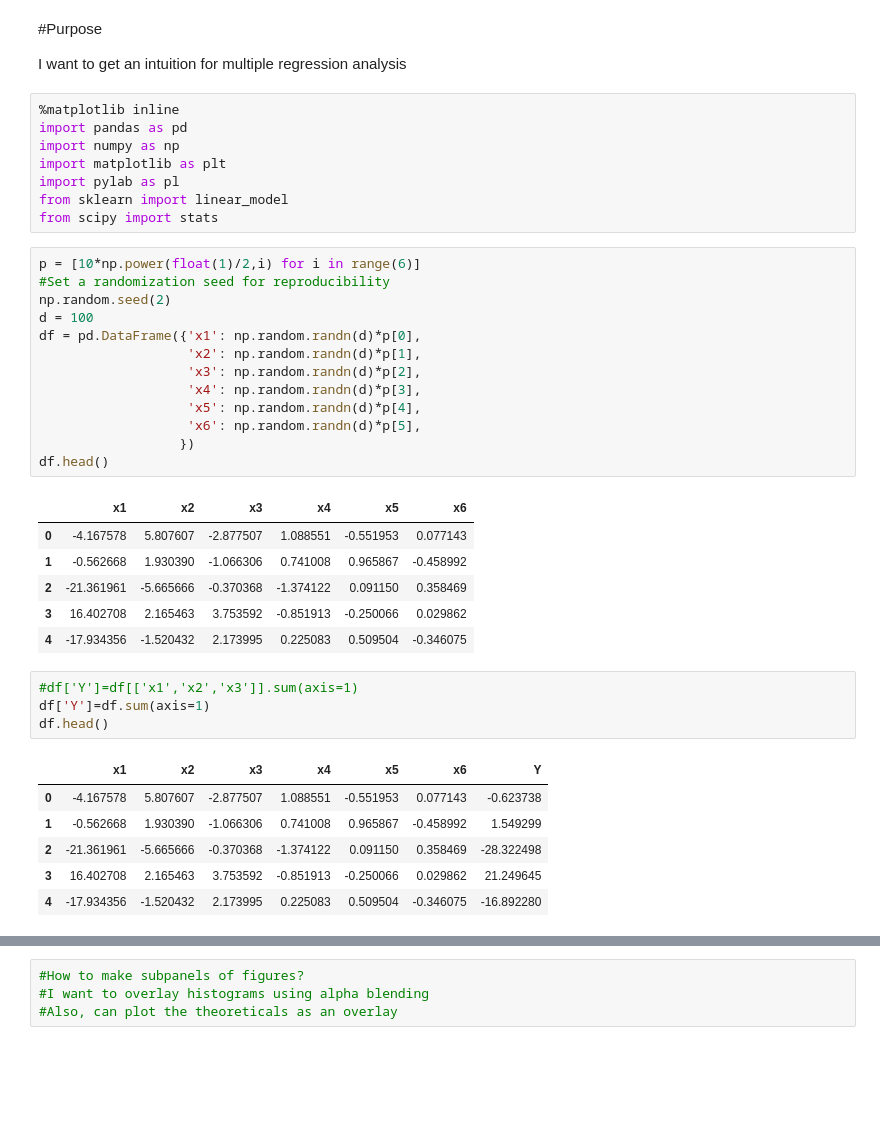
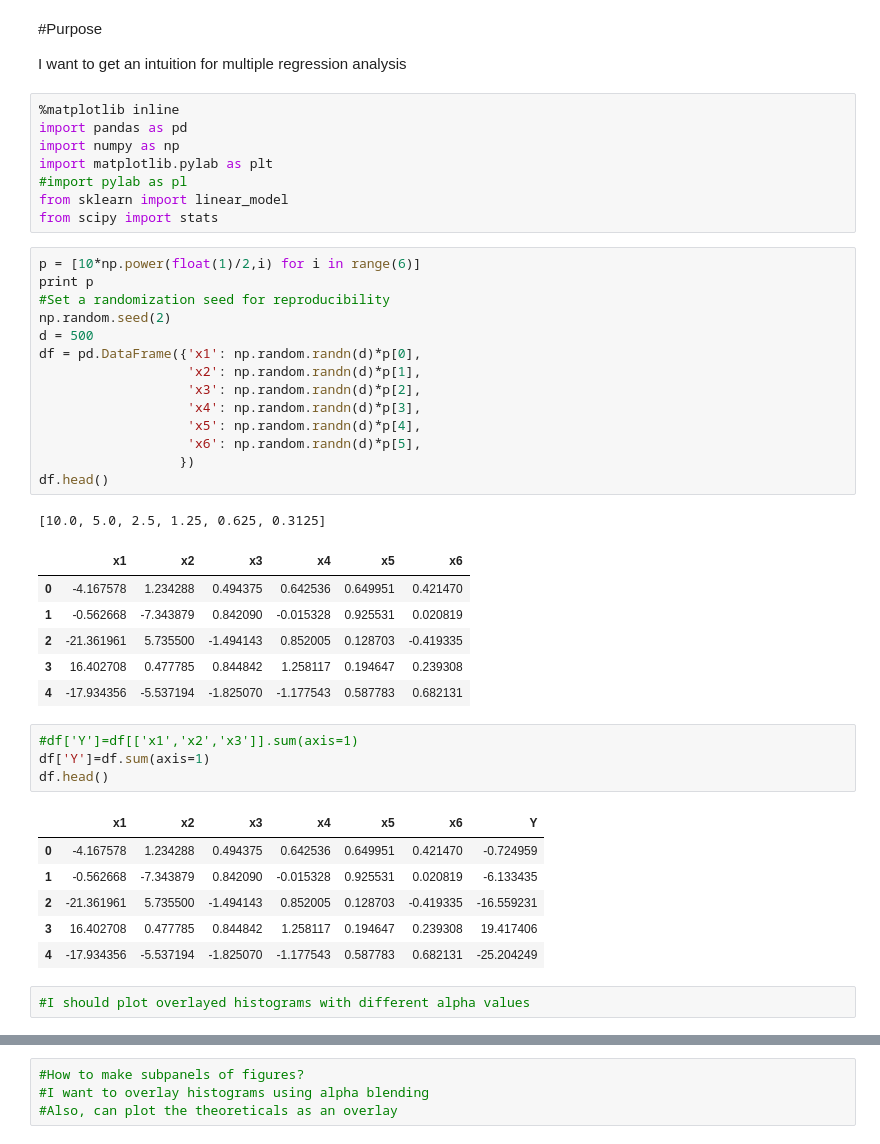
Before and after one commit to frickp/dataSandbox, a Jupyter notebook: multipleRegression.ipynb, the cells around one changed output, grey strips where cells are left out. Saved outputs shown, nothing was run; the diff lists cells and outputs as text; blank space fills up the shorter version.

```diff
--- a/multipleRegression.ipynb
+++ b/multipleRegression.ipynb
@@ -6,38 +6,42 @@ I want to get an intuition for multiple regression analysis
 %matplotlib inline
 import pandas as pd
 import numpy as np
-import matplotlib as plt
-import pylab as pl
+import matplotlib.pylab as plt
+#import pylab as pl
 from sklearn import linear_model
 from scipy import stats
 # %%
 p = [10*np.power(float(1)/2,i) for i in range(6)]
+print p
 #Set a randomization seed for reproducibility
 np.random.seed(2)
-d = 100
+d = 500
 df = pd.DataFrame({'x1': np.random.randn(d)*p[0],
                    'x2': np.random.randn(d)*p[1],
                    'x3': np.random.randn(d)*p[2],
                    'x4': np.random.randn(d)*p[3],
                    'x5': np.random.randn(d)*p[4],
                    'x6': np.random.randn(d)*p[5],
                   })
 df.head()
 # %% [output]
+[10.0, 5.0, 2.5, 1.25, 0.625, 0.3125]
 |  | x1 | x2 | x3 | x4 | x5 | x6 |
-| 0 | -4.167578 | 5.807607 | -2.877507 | 1.088551 | -0.551953 | 0.077143 |
-| 1 | -0.562668 | 1.930390 | -1.066306 | 0.741008 | 0.965867 | -0.458992 |
-| 2 | -21.361961 | -5.665666 | -0.370368 | -1.374122 | 0.091150 | 0.358469 |
-| 3 | 16.402708 | 2.165463 | 3.753592 | -0.851913 | -0.250066 | 0.029862 |
-| 4 | -17.934356 | -1.520432 | 2.173995 | 0.225083 | 0.509504 | -0.346075 |
+| 0 | -4.167578 | 1.234288 | 0.494375 | 0.642536 | 0.649951 | 0.421470 |
+| 1 | -0.562668 | -7.343879 | 0.842090 | -0.015328 | 0.925531 | 0.020819 |
+| 2 | -21.361961 | 5.735500 | -1.494143 | 0.852005 | 0.128703 | -0.419335 |
+| 3 | 16.402708 | 0.477785 | 0.844842 | 1.258117 | 0.194647 | 0.239308 |
+| 4 | -17.934356 | -5.537194 | -1.825070 | -1.177543 | 0.587783 | 0.682131 |
 # %%
 #df['Y']=df[['x1','x2','x3']].sum(axis=1)
 df['Y']=df.sum(axis=1)
 df.head()
 # %% [output]
 |  | x1 | x2 | x3 | x4 | x5 | x6 | Y |
-| 0 | -4.167578 | 5.807607 | -2.877507 | 1.088551 | -0.551953 | 0.077143 | -0.623738 |
-| 1 | -0.562668 | 1.930390 | -1.066306 | 0.741008 | 0.965867 | -0.458992 | 1.549299 |
-| 2 | -21.361961 | -5.665666 | -0.370368 | -1.374122 | 0.091150 | 0.358469 | -28.322498 |
-| 3 | 16.402708 | 2.165463 | 3.753592 | -0.851913 | -0.250066 | 0.029862 | 21.249645 |
-| 4 | -17.934356 | -1.520432 | 2.173995 | 0.225083 | 0.509504 | -0.346075 | -16.892280 |
+| 0 | -4.167578 | 1.234288 | 0.494375 | 0.642536 | 0.649951 | 0.421470 | -0.724959 |
+| 1 | -0.562668 | -7.343879 | 0.842090 | -0.015328 | 0.925531 | 0.020819 | -6.133435 |
+| 2 | -21.361961 | 5.735500 | -1.494143 | 0.852005 | 0.128703 | -0.419335 | -16.559231 |
+| 3 | 16.402708 | 0.477785 | 0.844842 | 1.258117 | 0.194647 | 0.239308 | 19.417406 |
+| 4 | -17.934356 | -5.537194 | -1.825070 | -1.177543 | 0.587783 | 0.682131 | -25.204249 |
+# %%
+#I should plot overlayed histograms with different alpha values
```
Also changed, not shown: parts of 8 cells of this notebook.
